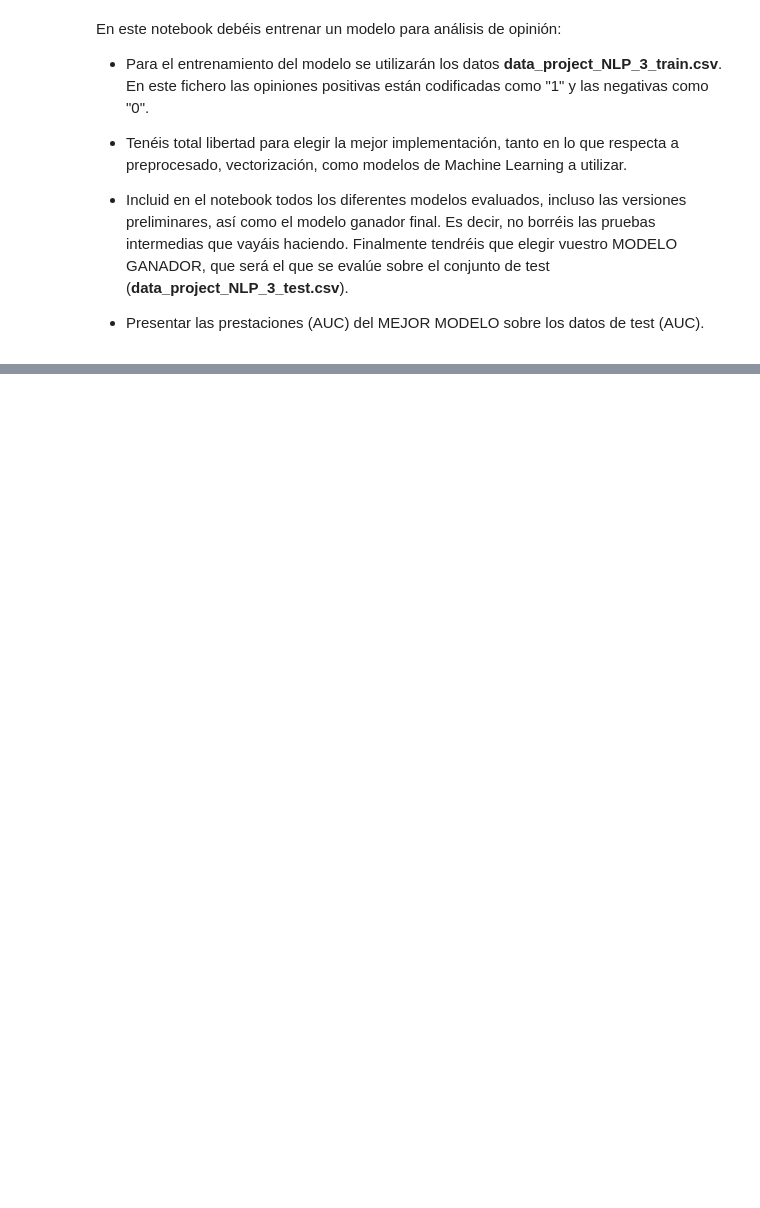
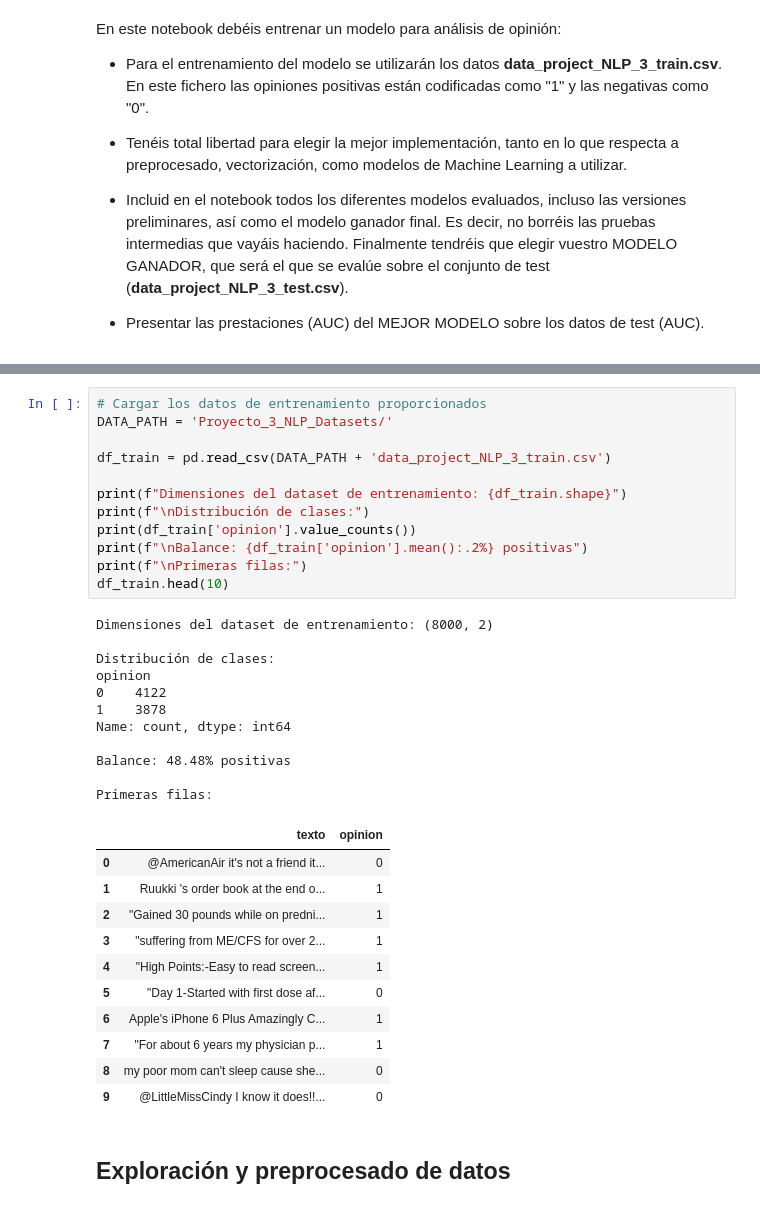
Before and after one commit to Ramputink/nlp-course, a Jupyter notebook: Proyecto_3_NLP_AnalisisOpinion.ipynb, the cells around one changed output, grey strips where cells are left out. Cells and saved outputs as stored; diff of their text form; blank space fills up the shorter version.

Commit message:
Update Project 3 notebook

```diff
--- a/Proyecto_3_NLP_AnalisisOpinion.ipynb
+++ b/Proyecto_3_NLP_AnalisisOpinion.ipynb
@@ -36,0 +107,37 @@ En este notebook debéis entrenar un modelo para análisis de opinión:
+# %%
+# Cargar los datos de entrenamiento proporcionados
+DATA_PATH = 'Proyecto_3_NLP_Datasets/'
+
+df_train = pd.read_csv(DATA_PATH + 'data_project_NLP_3_train.csv')
+
+print(f"Dimensiones del dataset de entrenamiento: {df_train.shape}")
+print(f"\nDistribución de clases:")
+print(df_train['opinion'].value_counts())
+print(f"\nBalance: {df_train['opinion'].mean():.2%} positivas")
+print(f"\nPrimeras filas:")
+df_train.head(10)
+# %% [output]
+Dimensiones del dataset de entrenamiento: (8000, 2)
+
+Distribución de clases:
+opinion
+0    4122
+1    3878
+Name: count, dtype: int64
+
+Balance: 48.48% positivas
+
+Primeras filas:
+|  | texto | opinion |
+| 0 | @AmericanAir it's not a friend it... | 0 |
+| 1 | Ruukki 's order book at the end o... | 1 |
+| 2 | "Gained 30 pounds while on predni... | 1 |
+| 3 | "suffering from ME/CFS for over 2... | 1 |
+| 4 | "High Points:-Easy to read screen... | 1 |
+| 5 | "Day 1-Started with first dose af... | 0 |
+| 6 | Apple's iPhone 6 Plus Amazingly C... | 1 |
+| 7 | "For about 6 years my physician p... | 1 |
+| 8 | my poor mom can't sleep cause she... | 0 |
+| 9 | @LittleMissCindy I know it does!!... | 0 |
+# %% [markdown]
+## Exploración y preprocesado de datos
```
Also changed, not shown: parts of 27 cells of this notebook.
